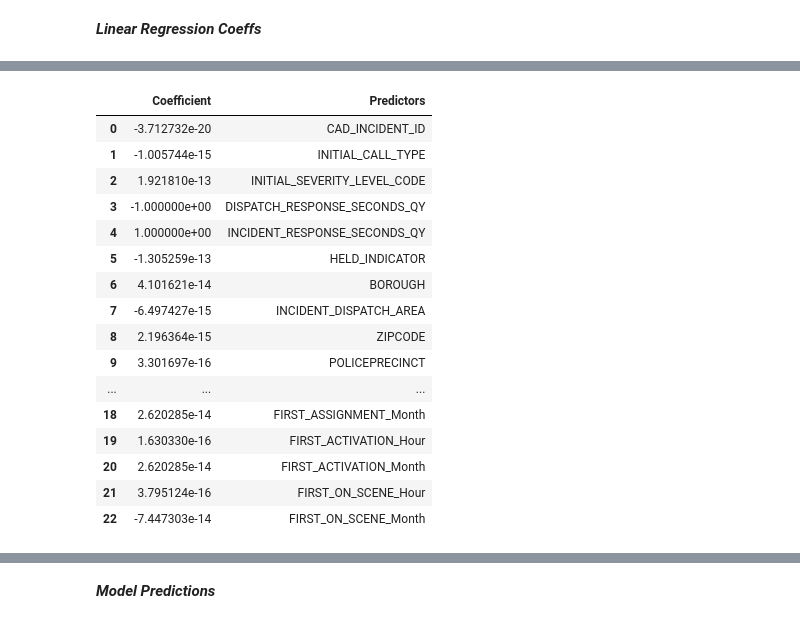
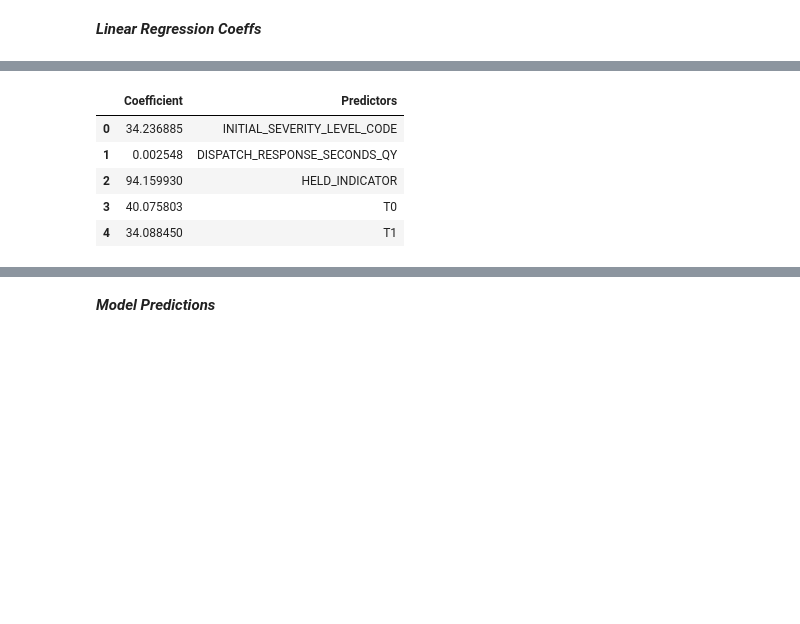
Before and after one commit to akuz91/CodeBlue, a Jupyter notebook: LinReg_and_Residual_Modeling.ipynb, the cells around one changed output, grey strips where cells are left out. Drawn from its saved outputs; the diff is of its cells as text; code cells hidden in the pictures; blank space fills up the shorter version.

```diff
--- a/LinReg_and_Residual_Modeling.ipynb
+++ b/LinReg_and_Residual_Modeling.ipynb
@@ -29,2 +49,0 @@ data.head()
-# %%
-data = data.drop(columns = ["INCIDENT_DATETIME","FIRST_ASSIGNMENT_DATETIME","FIRST_ACTIVATION_DATETIME","FIRST_ON_SCENE_DATETIME"])
@@ -41,11 +50,3 @@ data.head()
-# %%
-#shuffle the data
-data['r'] = np.random.random(data.shape[0])
-data = data.sort_values(by = 'r').reset_index(drop = True)
-data = data.drop('r', 1)
-# %%
-#using 100,000 rows just for this exercise - for real modeling use all data
-data = data[:100000]
 # %%
 data.shape
 # %% [output]
@@ -84,0 +126,3 @@ Name: INCIDENT_TRAVEL_TM_SECONDS_QY, dtype: float64
+# %%
+dummy_mean = DummyRegressor(strategy='mean')
+dummy_mean.fit(X_train, Y_train)
@@ -96,28 +162,17 @@ print(linreg.intercept_)
 # %%
 #Coefficients/Slopes for each predictor (betas)
 #Need to get rid of DISPATCH_RESPONSE_SECONDS_QY & INCIDENT_RESPONSE_SECONDS_QY - they exactly predict target
 a = pd.DataFrame(linreg.coef_.transpose(),columns = ["Coefficient"])
 b = pd.DataFrame(X_train.columns, columns = ["Predictors"])
 coeff = pd.concat([a,b],axis=1)
-coeff
+coeff.head()
 # %% [output]
 |  | Coefficient | Predictors |
-| 0 | -3.712732e-20 | CAD_INCIDENT_ID |
-| 1 | -1.005744e-15 | INITIAL_CALL_TYPE |
-| 2 | 1.921810e-13 | INITIAL_SEVERITY_LEVEL_CODE |
-| 3 | -1.000000e+00 | DISPATCH_RESPONSE_SECONDS_QY |
-| 4 | 1.000000e+00 | INCIDENT_RESPONSE_SECONDS_QY |
-| 5 | -1.305259e-13 | HELD_INDICATOR |
-| 6 | 4.101621e-14 | BOROUGH |
-| 7 | -6.497427e-15 | INCIDENT_DISPATCH_AREA |
-| 8 | 2.196364e-15 | ZIPCODE |
-| 9 | 3.301697e-16 | POLICEPRECINCT |
-| ... | ... | ... |
-| 18 | 2.620285e-14 | FIRST_ASSIGNMENT_Month |
-| 19 | 1.630330e-16 | FIRST_ACTIVATION_Hour |
-| 20 | 2.620285e-14 | FIRST_ACTIVATION_Month |
-| 21 | 3.795124e-16 | FIRST_ON_SCENE_Hour |
-| 22 | -7.447303e-14 | FIRST_ON_SCENE_Month |
+| 0 | 34.236885 | INITIAL_SEVERITY_LEVEL_CODE |
+| 1 | 0.002548 | DISPATCH_RESPONSE_SECONDS_QY |
+| 2 | 94.159930 | HELD_INDICATOR |
+| 3 | 40.075803 | T0 |
+| 4 | 34.088450 | T1 |
 # %%
 #R2 value
 #tells us what % of the variability of our target is explained by our predictors
```
Also changed, not shown: parts of 38 cells of this notebook.
